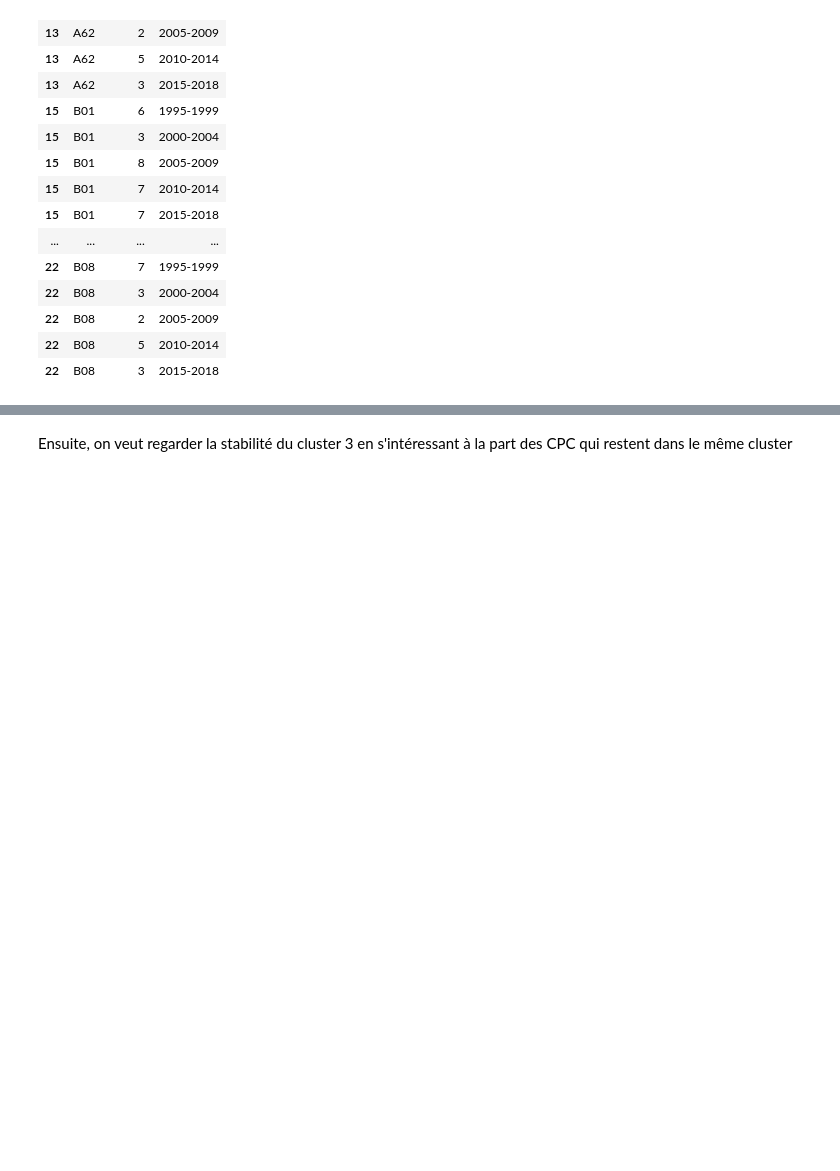
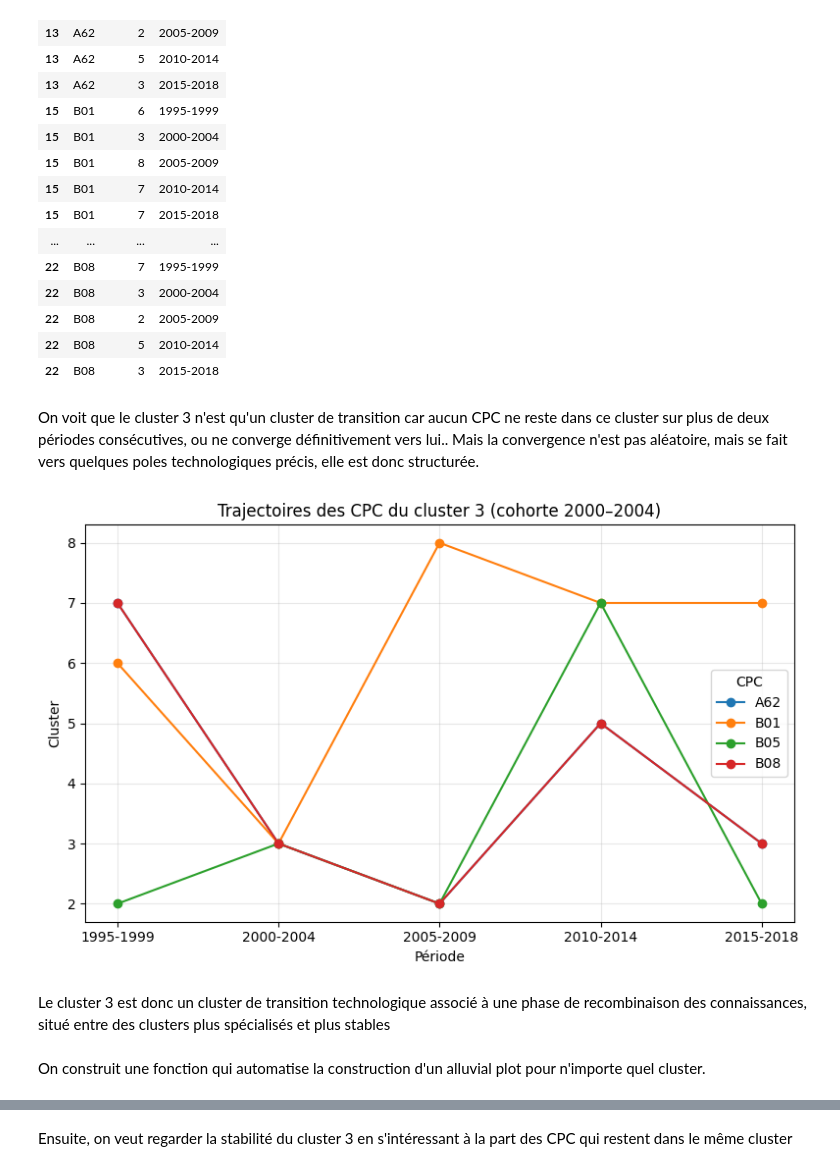
Before and after one commit to quentinbenchetrit/Stat-App, a Jupyter notebook: adaptation_article_acemoglu.ipynb, the cells around one changed output, grey strips where cells are left out. Saved outputs shown, nothing was run; the diff lists cells and outputs as text; code cells hidden in the pictures; blank space fills up the shorter version.

Commit message:
avancées sur les clusters

```diff
--- a/adaptation_article_acemoglu.ipynb
+++ b/adaptation_article_acemoglu.ipynb
@@ -884,3 +884,35 @@ traj_cluster_3.head(20)
 | 22 | B08 | 2 | 2005-2009 |
 | 22 | B08 | 5 | 2010-2014 |
 | 22 | B08 | 3 | 2015-2018 |
+# %% [markdown]
+On voit que le cluster 3 n'est qu'un cluster de transition car aucun CPC ne reste dans ce cluster sur plus de deux périodes consécutives, ou ne converge définitivement vers lui.. Mais la convergence n'est pas aléatoire, mais se fait vers quelques poles technologiques précis, elle est donc structurée.
+# %%
+import matplotlib.pyplot as plt
+
+# Trajectoires des CPC du cluster 3 (cohorte 2000-2004)
+trajectoires_cluster_3 = {
+    "A62": [7, 3, 2, 5, 3],
+    "B01": [6, 3, 8, 7, 7],
+    "B05": [2, 3, 2, 7, 2],
+    "B08": [7, 3, 2, 5, 3],
+}
+
+periods = ["1995-1999", "2000-2004", "2005-2009", "2010-2014", "2015-2018"]
+
+plt.figure(figsize=(8, 5))
+
+for cpc, clusters in trajectoires_cluster_3.items():
+    plt.plot(periods, clusters, marker="o", label=cpc)
+
+plt.xlabel("Période")
+plt.ylabel("Cluster")
+plt.title("Trajectoires des CPC du cluster 3 (cohorte 2000–2004)")
+plt.legend(title="CPC")
+plt.grid(True, alpha=0.3)
+
+plt.tight_layout()
+plt.show()
+# %% [output]
+[figure, added]
+# %% [markdown]
+Le cluster 3 est donc un cluster de transition technologique associé à une phase de recombinaison des connaissances, situé entre des clusters plus spécialisés et plus stables
@@ -886,0 +996,2 @@ traj_cluster_3.head(20)
+# %% [markdown]
+On construit une fonction qui automatise la construction d'un alluvial plot pour n'importe quel cluster.
```
Also changed, not shown: parts of 7 cells of this notebook.
